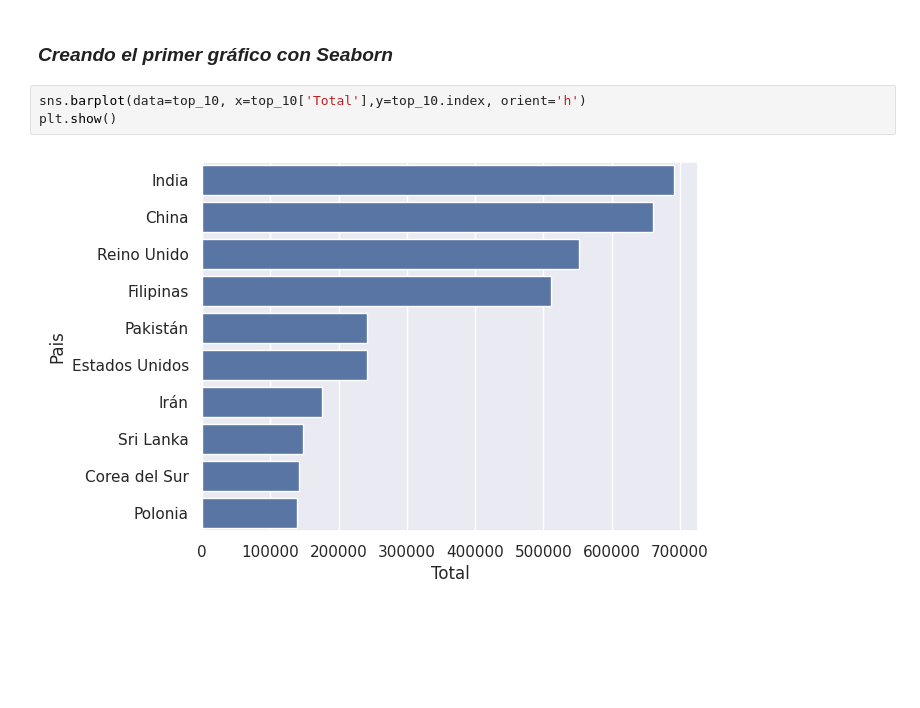
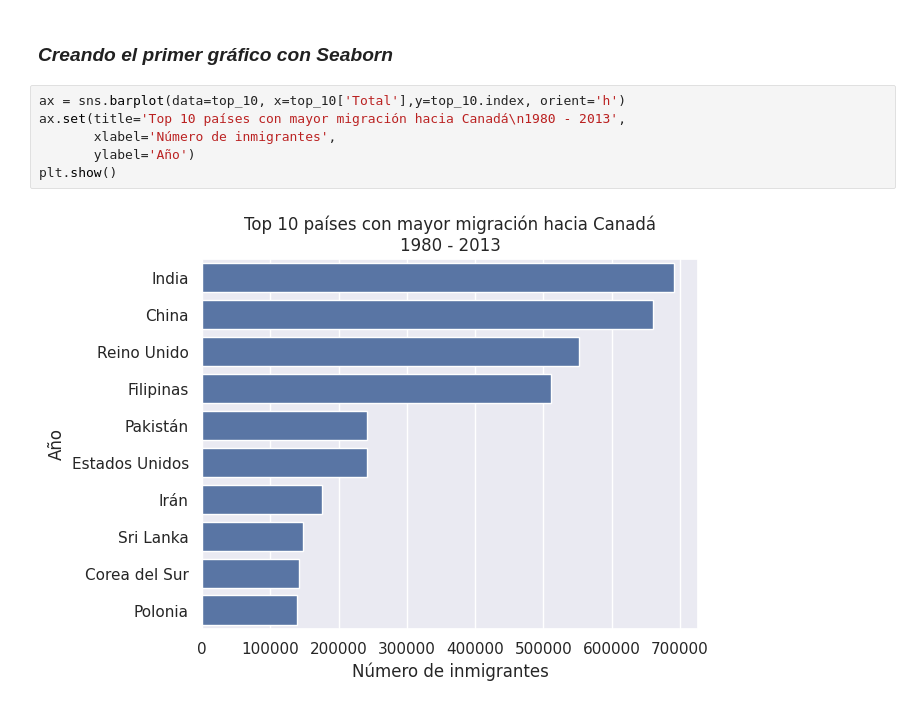
Before and after one commit to NatSama2/Curso-Alura-Latam, a Jupyter notebook: visualizacion_de_datos_con_python.ipynb, the cells around one changed output. Saved outputs shown, nothing was run; the diff lists cells and outputs as text; blank space fills up the shorter version.

```diff
--- a/visualizacion_de_datos_con_python.ipynb
+++ b/visualizacion_de_datos_con_python.ipynb
@@ -464,7 +464,10 @@ top_10
 # %% [markdown]
 ### *Creando el primer gráfico con Seaborn*
 # %%
-sns.barplot(data=top_10, x=top_10['Total'],y=top_10.index, orient='h')
+ax = sns.barplot(data=top_10, x=top_10['Total'],y=top_10.index, orient='h')
+ax.set(title='Top 10 países con mayor migración hacia Canadá\n1980 - 2013',
+       xlabel='Número de inmigrantes',
+       ylabel='Año')
 plt.show()
 # %% [output]
-[figure, old version]
+[figure, new version]
```
